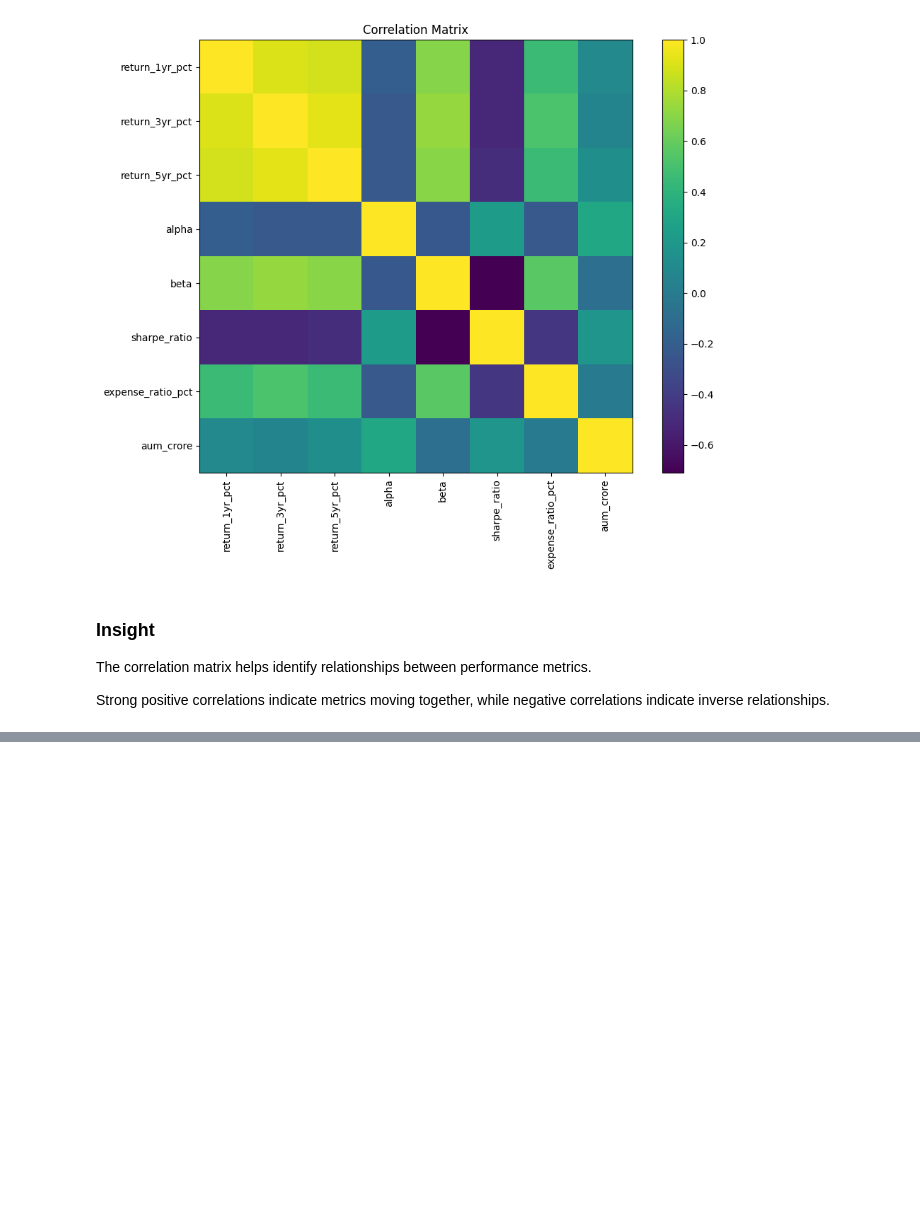
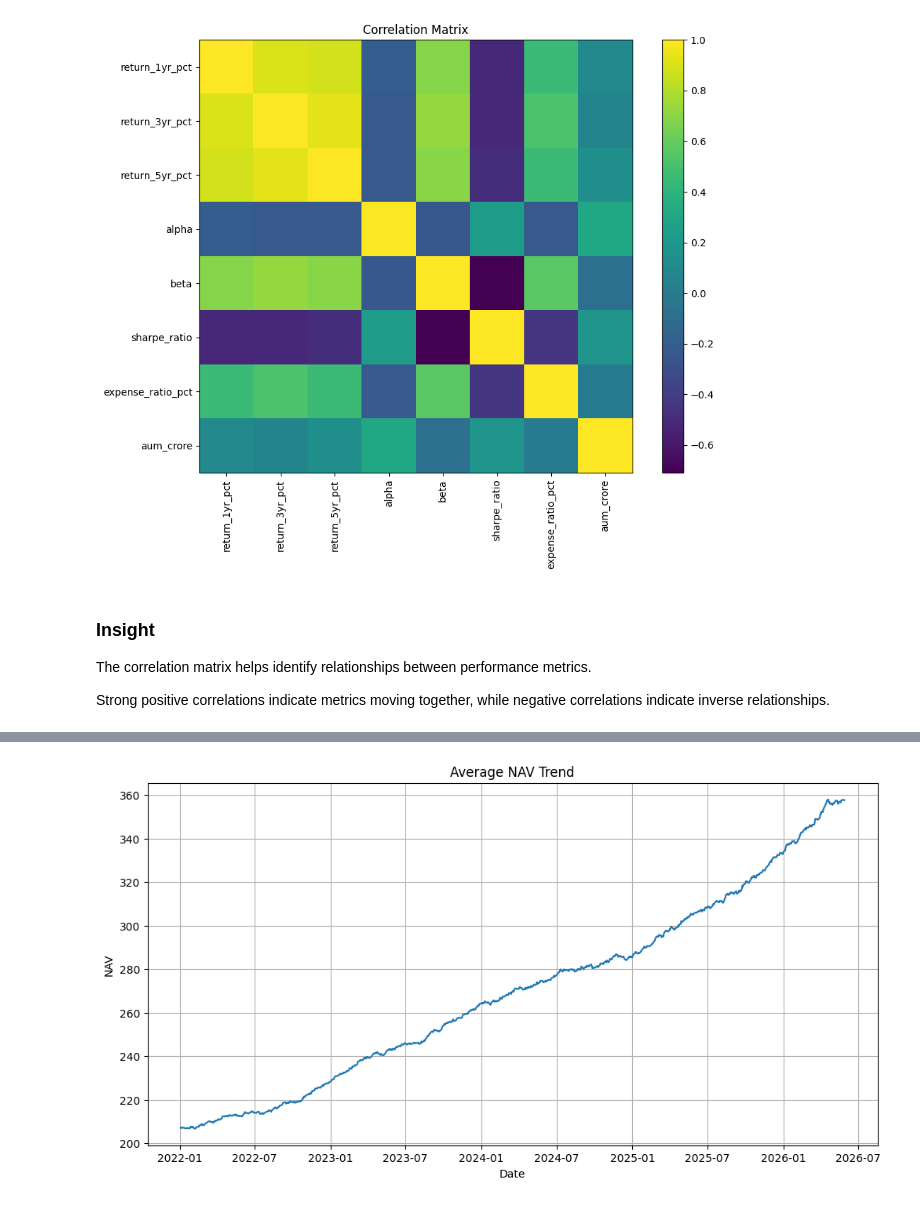
Before and after one commit to sameertech-15/mutual-fund-analytics, a Jupyter notebook: notebooks/03_eda_analysis.ipynb, the cells around one changed output, grey strips where cells are left out. Saved outputs shown, nothing was run; the diff lists cells and outputs as text; code cells hidden in the pictures; blank space fills up the shorter version.

```diff
--- a/notebooks/03_eda_analysis.ipynb
+++ b/notebooks/03_eda_analysis.ipynb
@@ -524,0 +579,7 @@ Strong positive correlations indicate metrics moving together, while negative co
+# %%
+import pandas as pd
+import matplotlib.pyplot as plt
+
+nav = pd.read_csv("../data/raw/02_nav_history.csv")
+
+nav.head()
@@ -524,0 +597,4 @@ Strong positive correlations indicate metrics moving together, while negative co
+# %%
+nav["date"] = pd.to_datetime(nav["date"])
+
+nav.head()
@@ -524,0 +618,23 @@ Strong positive correlations indicate metrics moving together, while negative co
+# %%
+nav_trend = nav.groupby("date")["nav"].mean().reset_index()
+
+plt.figure(figsize=(12,6))
+
+plt.plot(
+    nav_trend["date"],
+    nav_trend["nav"]
+)
+
+plt.title("Average NAV Trend")
+plt.xlabel("Date")
+plt.ylabel("NAV")
+plt.grid(True)
+
+plt.savefig(
+    "../reports/charts/average_NAV_trend.png",
+    bbox_inches="tight"
+)
+
+plt.show()
+# %% [output]
+[figure, added]
```
Also changed, not shown: parts of 33 cells of this notebook, 17 other files.
